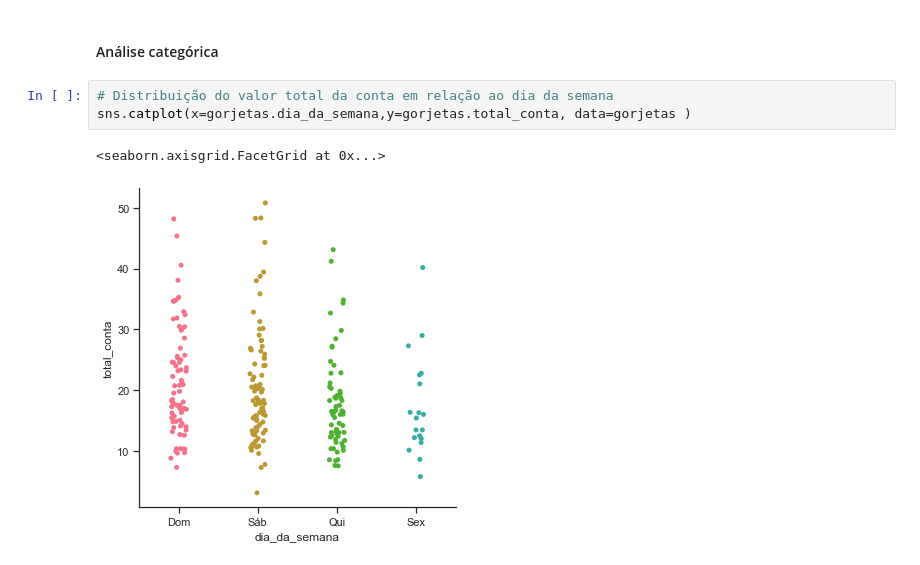
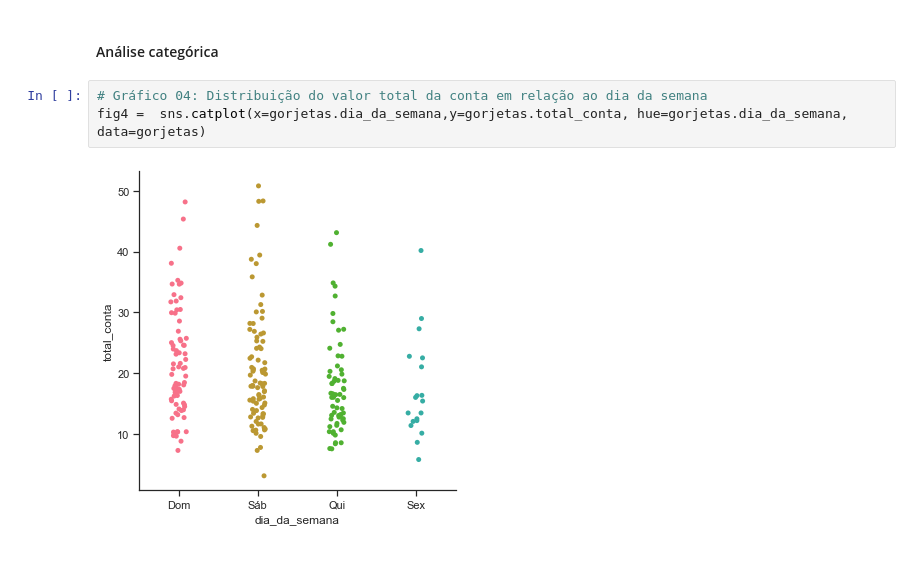
Before and after one commit to nsfoliveira/Projeto02_Gorjeta_EDAcomSeaborn, a Jupyter notebook: EDA_Gorjetas.ipynb, the cells around one changed output. Saved outputs shown, nothing was run; the diff lists cells and outputs as text.

```diff
--- a/EDA_Gorjetas.ipynb
+++ b/EDA_Gorjetas.ipynb
@@ -289,8 +288,7 @@ Com o valor do pvalue maior que 0,5, descartamos a hipótese alternativa e ficam
 # %% [markdown]
 #### Análise categórica
 # %%
-# Distribuição do valor total da conta em relação ao dia da semana
-sns.catplot(x=gorjetas.dia_da_semana,y=gorjetas.total_conta, data=gorjetas )
+# Gráfico 04: Distribuição do valor total da conta em relação ao dia da semana
+fig4 =  sns.catplot(x=gorjetas.dia_da_semana,y=gorjetas.total_conta, hue=gorjetas.dia_da_semana, data=gorjetas)
 # %% [output]
-<seaborn.axisgrid.FacetGrid at 0x...>
-[figure, old version]
+[figure, new version]
```
Also changed, not shown: parts of 13 cells of this notebook.
